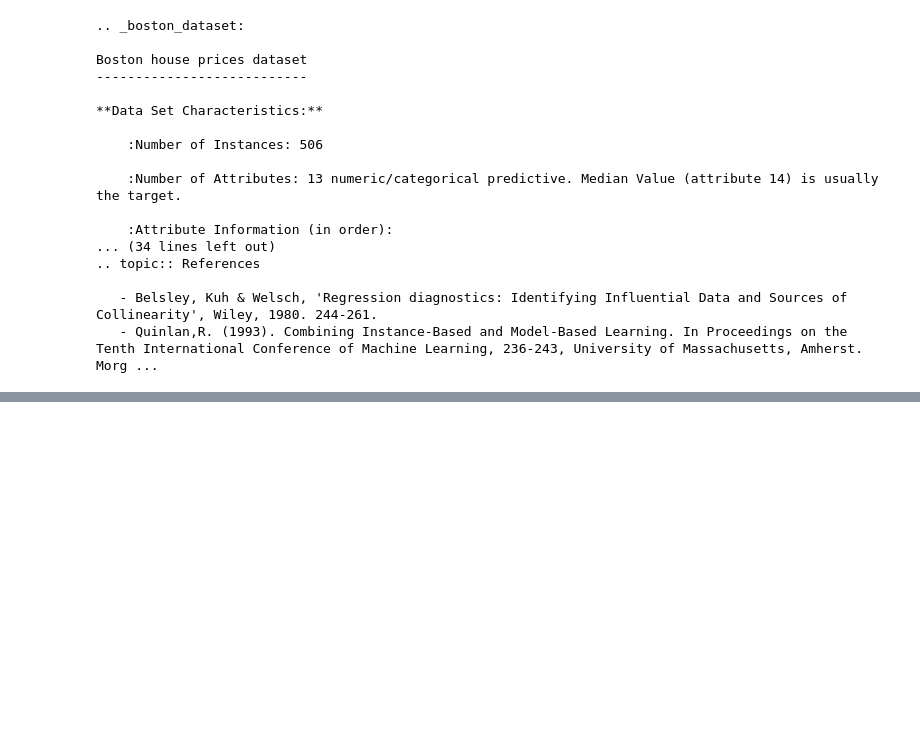
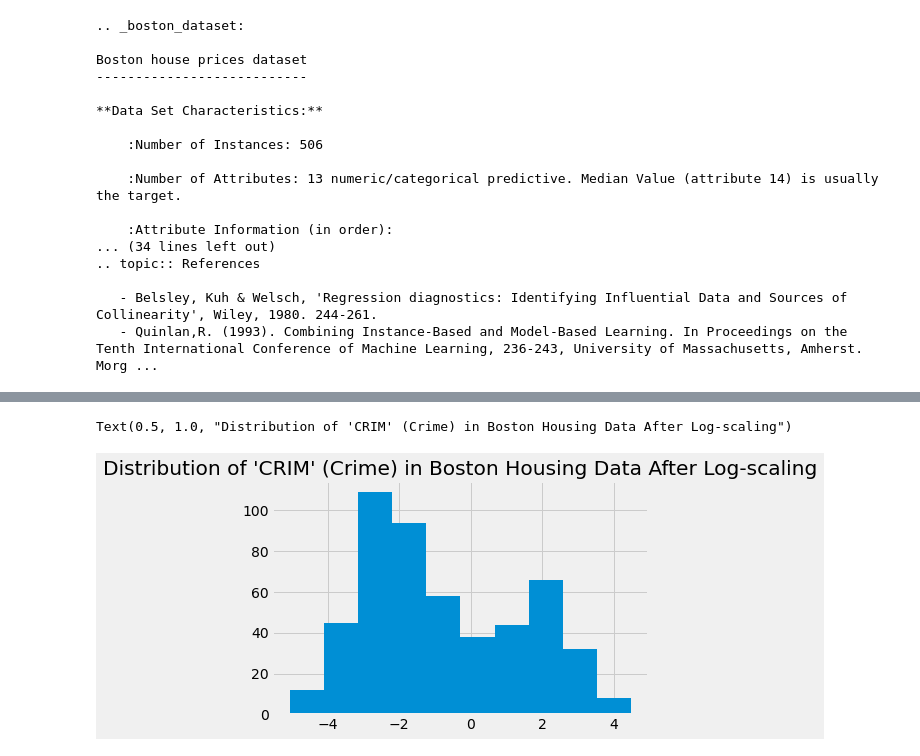
Before and after one commit to jmillerbrooks/kc_stream, a Jupyter notebook: sklearncustoms.ipynb, the cells around one changed output, grey strips where cells are left out. Cells and saved outputs as stored; diff of their text form; code cells hidden in the pictures; blank space fills up the shorter version.

```diff
--- a/sklearncustoms.ipynb
+++ b/sklearncustoms.ipynb
@@ -28,0 +65,12 @@ Boston house prices dataset
+# %%
+crime_and_taxes_pipe2 = Pipeline(
+    [('feature_selector', FunctionTransformer(select_taxes_and_crime)),
+    ('log_scaler', FunctionTransformer(np.log))]
+)
+# %%
+plt.hist(crime_and_taxes_pipe2.fit_transform(X)[:,0])
+plt.title("Distribution of 'CRIM' (Crime) in Boston Housing Data After Log-scaling")
+plt.savefig('./crime_distribution_log_scaled@2x.png');
+# %% [output]
+Text(0.5, 1.0, "Distribution of 'CRIM' (Crime) in Boston Housing Data After Log-scaling")
+[figure, added]
```
Also changed, not shown: parts of 5 cells of this notebook, 2 other files.
